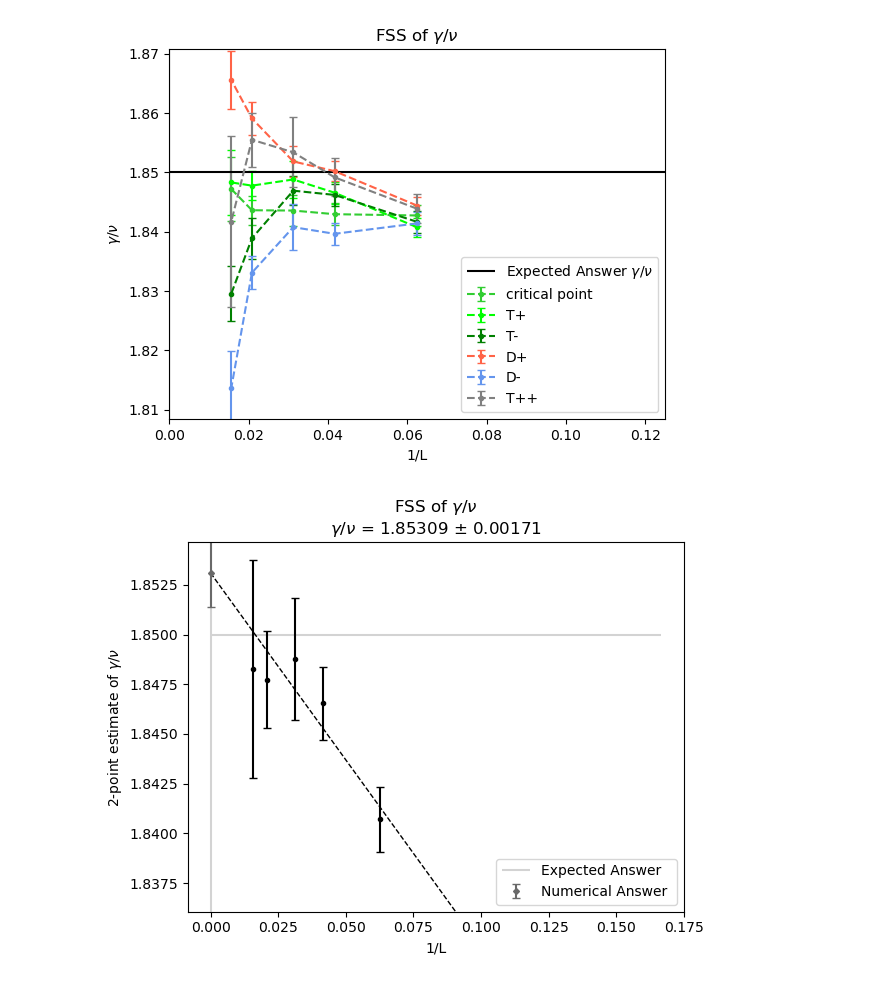
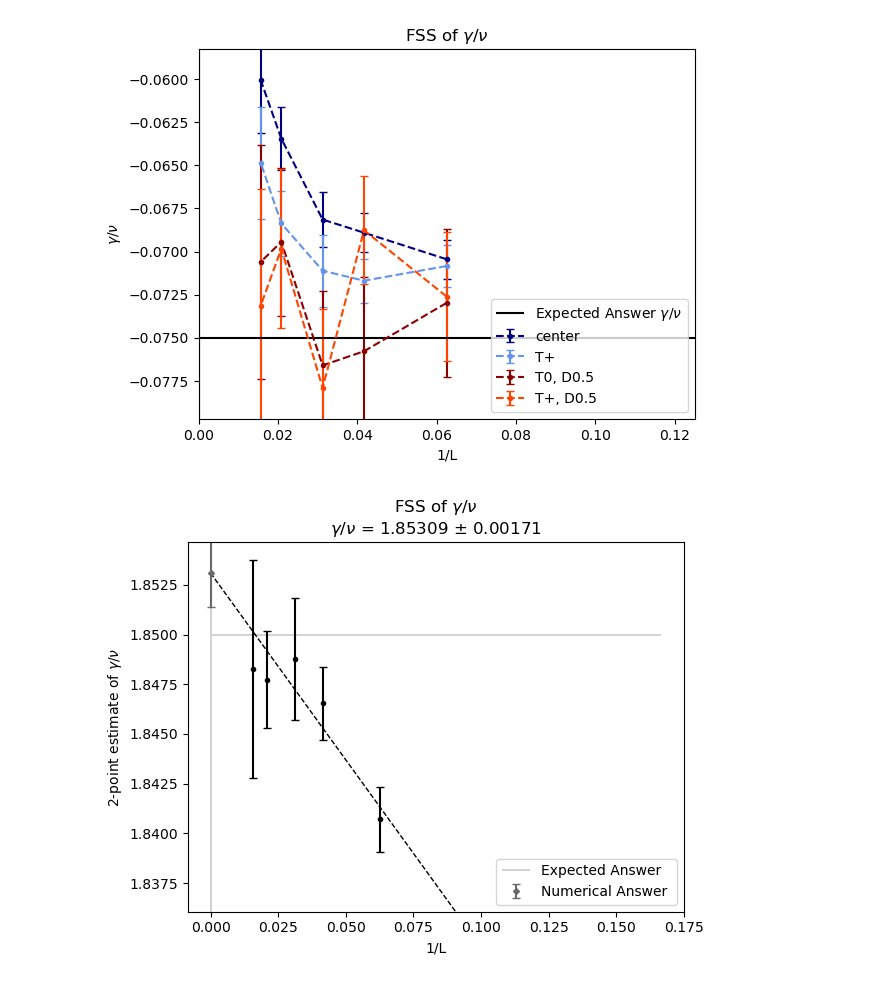
Before and after one commit to j2apps/blume_capel, a Jupyter notebook: Analysis/Visualize Data.ipynb, the cells around one changed output. Cells and saved outputs as stored; diff of their text form; code cells hidden in the pictures.

```diff
--- a/Analysis/Visualize Data.ipynb
+++ b/Analysis/Visualize Data.ipynb
@@ -119,52 +119,58 @@ def plotFssSpines(ax, miny, maxy, expected, yname, xname='1/L'):
 # %%
 # PLOTTING MULTIPLE DATASETS
 data_root = '/projects/p32813/blume_capel/data/sweep'
 # EXPECTED=0.739320704/16
-EXPECTED = 1.85
-x_name, error_name = ("X", "se_X")
+EXPECTED = -0.075
+x_name, error_name = ("m", "se_m")
 name = r'$\gamma/\nu$'
 
-deltas = ((0,0),
-          (1,0),
-          (-1,0),
-          (0,1),
-          (0, -1),
-         (2, 0))
-point = (2,3)
+points = ((2,3),
+          (3,3),
+          (1,3),
+          (2,4),
+          (2,2),
+          (4,3),
+          (2,3.5),
+          (3,3.5),
+          (4,3.5)
+         )
+labels = ("center",
+          "T+",
+          "T-",
+          "D+",
+          "D-",
+          "T++",
+          "T0, D0.5",
+          "T+, D0.5",
+          "T++, D0.5"
+         )
 colors = (
-    'limegreen',
-    'lime',
+    'navy',
+    'cornflowerblue',
     'green',
     'tomato',
     'cornflowerblue',
-    'gray'
+    'cornflowerblue',
+    'darkred',
+    'orangered',
+    'orangered'
 )
 
 miny, maxy = 100, -100
-for i in range(6):
-    delta = deltas[i]
-    ti, di = tuple(map(lambda x, y: x + y, point, delta))
+desires = (0, 1, 6, 7)
+for i in desires:
+    ti, di = points[i]
     filename = f"{data_root}/t{ti}_d{di}/magnet.txt"
-    label = 'critical point'
-    if delta[0] == 1:
-        label = "T+"
-    elif delta[0] == -1:
-        label = "T-"
-    elif delta[1] == 1:
-        label = "D+"
-    elif delta[1] == -1:
-        label = "D-"
-    elif delta[0] == 2:
-        label = "T++"
+    label=labels[i]
     invL, exponent, error = getExponent(filename, x_name, error_name)
     # invL, exponent, error = getB(filename)
     curr_miny, curr_maxy = plotFssMulti(plt.gca(), invL, exponent, error, label, color=colors[i])
     miny = min(miny, curr_miny)
     maxy = max(maxy, curr_maxy)
 
 plotFssSpines(plt.gca(), miny, maxy, EXPECTED, name)
 # %% [output]
-[figure, old version]
+[figure, new version]
 # %%
 # PLOT SINGLE EXP FROM SINGLE DATASET
 file = f'{root}/data/sweep/t3_d3/magnet.txt'
```
Also changed, not shown: 5 other files.
